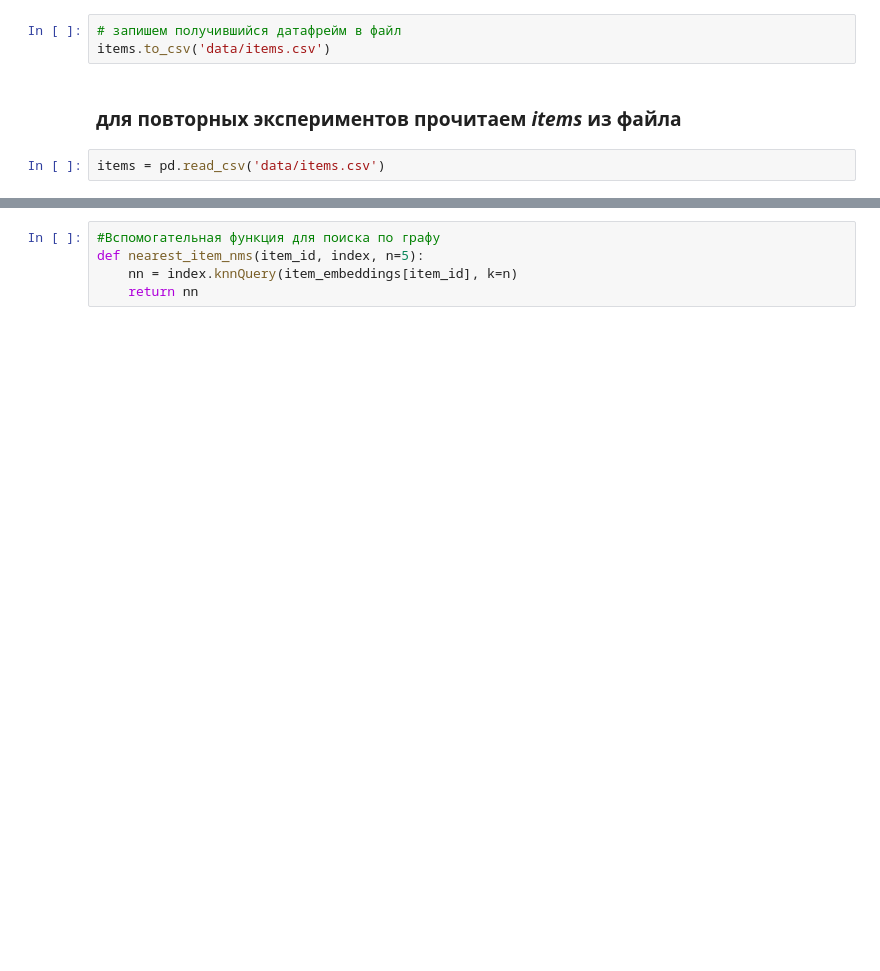
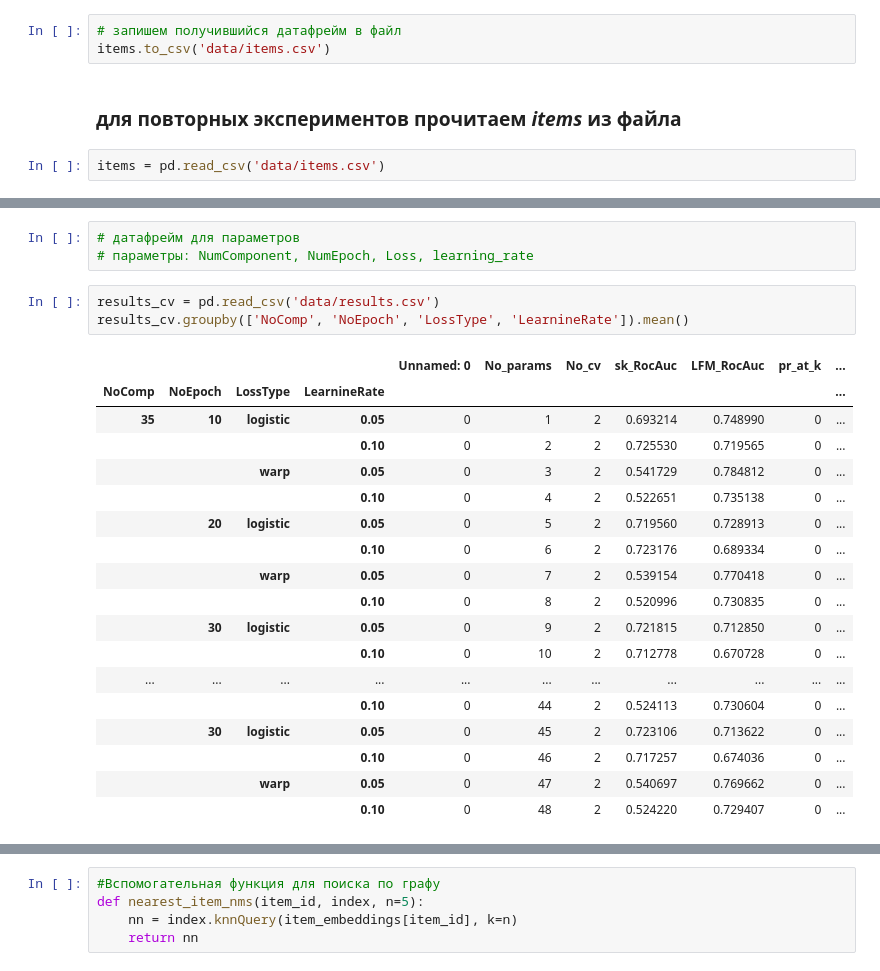
Before and after one commit to AnnaGrechina/SkillFactory, a Jupyter notebook: RDS_4_Recommendation_Challenge/recommend_challenge.ipynb, the cells around one changed output, grey strips where cells are left out. Cells and saved outputs as stored; diff of their text form; blank space fills up the shorter version.

```diff
--- a/RDS_4_Recommendation_Challenge/recommend_challenge.ipynb
+++ b/RDS_4_Recommendation_Challenge/recommend_challenge.ipynb
@@ -522,0 +507,25 @@ nms_idx.createIndex(print_progress=True)
+# %%
+# датафрейм для параметров
+# параметры: NumComponent, NumEpoch, Loss, learning_rate
+# %%
+results_cv = pd.read_csv('data/results.csv')
+results_cv.groupby(['NoComp', 'NoEpoch', 'LossType', 'LearnineRate']).mean()
+# %% [output]
+|  |  |  |  | Unnamed: 0 | No_params | No_cv | sk_RocAuc | LFM_RocAuc | pr_at_k | ... |
+| NoComp | NoEpoch | LossType | LearnineRate |  |  |  |  |  |  | ... |
+| 35 | 10 | logistic | 0.05 | 0 | 1 | 2 | 0.693214 | 0.748990 | 0 | ... |
+|  |  |  | 0.10 | 0 | 2 | 2 | 0.725530 | 0.719565 | 0 | ... |
+|  |  | warp | 0.05 | 0 | 3 | 2 | 0.541729 | 0.784812 | 0 | ... |
+|  |  |  | 0.10 | 0 | 4 | 2 | 0.522651 | 0.735138 | 0 | ... |
+|  | 20 | logistic | 0.05 | 0 | 5 | 2 | 0.719560 | 0.728913 | 0 | ... |
+|  |  |  | 0.10 | 0 | 6 | 2 | 0.723176 | 0.689334 | 0 | ... |
+|  |  | warp | 0.05 | 0 | 7 | 2 | 0.539154 | 0.770418 | 0 | ... |
+|  |  |  | 0.10 | 0 | 8 | 2 | 0.520996 | 0.730835 | 0 | ... |
+|  | 30 | logistic | 0.05 | 0 | 9 | 2 | 0.721815 | 0.712850 | 0 | ... |
+|  |  |  | 0.10 | 0 | 10 | 2 | 0.712778 | 0.670728 | 0 | ... |
+| ... | ... | ... | ... | ... | ... | ... | ... | ... | ... | ... |
+|  |  |  | 0.10 | 0 | 44 | 2 | 0.524113 | 0.730604 | 0 | ... |
+|  | 30 | logistic | 0.05 | 0 | 45 | 2 | 0.723106 | 0.713622 | 0 | ... |
+|  |  |  | 0.10 | 0 | 46 | 2 | 0.717257 | 0.674036 | 0 | ... |
+|  |  | warp | 0.05 | 0 | 47 | 2 | 0.540697 | 0.769662 | 0 | ... |
+|  |  |  | 0.10 | 0 | 48 | 2 | 0.524220 | 0.729407 | 0 | ... |
```
Also changed, not shown: parts of 125 cells of this notebook, 1 other file.
